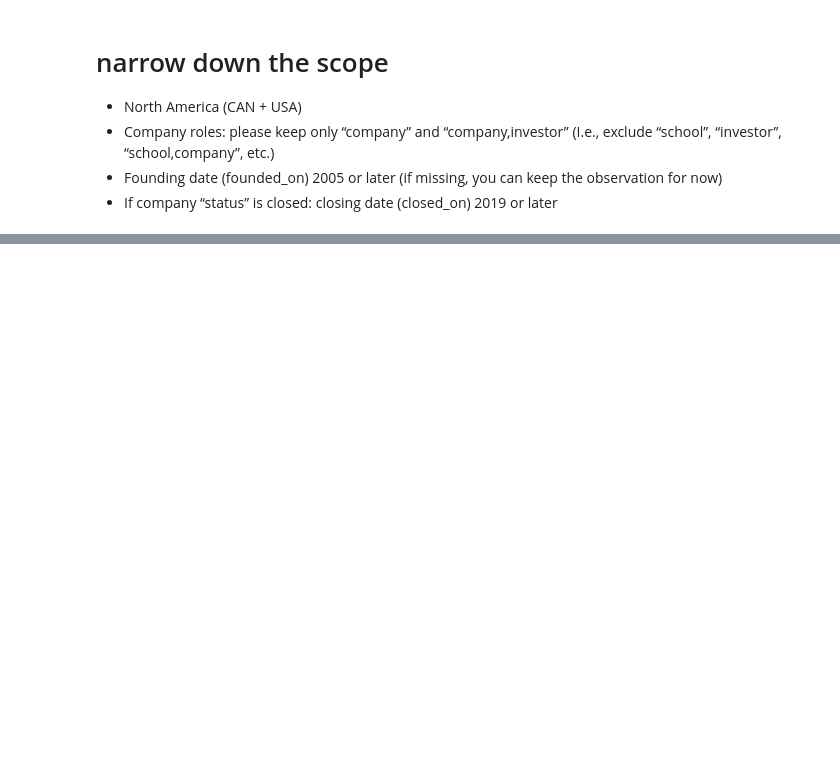
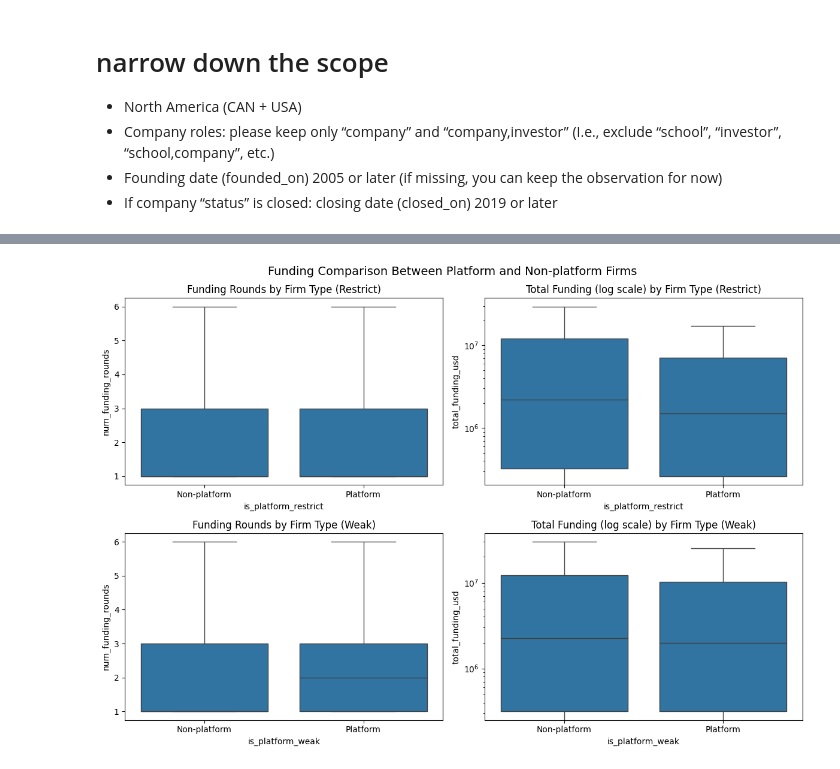
Before and after one commit to xiaohai12/RA-crunchbase-analysis, a Jupyter notebook: crunchbase_analysis.ipynb, the cells around one changed output, grey strips where cells are left out. Drawn from its saved outputs; the diff is of its cells as text; code cells hidden in the pictures; blank space fills up the shorter version.

```diff
--- a/crunchbase_analysis.ipynb
+++ b/crunchbase_analysis.ipynb
@@ -455,0 +113,15 @@ platform_df[platform_df['name']=='Mission Ventures']
+# %%
+def check_platform_restrict(row):
+    if row['num_category_platform'] > row['num_category_nonplatform'] and row['num_keyword_platform'] > row['num_keyword_nonplatform']:
+        return 1
+    else:
+        return 0
+# %%
+def check_platform_weak(row):
+    if row['num_category_platform'] > row['num_category_nonplatform'] or row['num_keyword_platform'] > row['num_keyword_nonplatform']:
+        return 1
+    else:
+        return 0
+# %%
+df_org_fund['is_platform_restrict'] = df_org_fund.apply(lambda row: check_platform_restrict(row), axis=1)
+df_org_fund['is_platform_weak'] = df_org_fund.apply(lambda row: check_platform_weak(row), axis=1)
@@ -455,0 +156,3 @@ platform_df[platform_df['name']=='Mission Ventures']
+# %%
+df_org_grouped = df_org_fund.groupby('uuid', as_index=False).first()
+df_org_grouped.drop(columns=['FR_uuid', 'FR_org_uuid', 'FR_name', 'FR_investment_type', 'FR_announced_on', 'FR_raised_amount_usd'], inplace=True)
@@ -455,0 +173,58 @@ platform_df[platform_df['name']=='Mission Ventures']
+# %%
+import matplotlib.pyplot as plt
+import seaborn as sns
+
+fig, axes = plt.subplots(2, 2, figsize=(12, 8))
+
+# --- (1,1) Restrict - num_funding_rounds ---
+sns.boxplot(
+    data=df_org_grouped,
+    x='is_platform_restrict',
+    y='num_funding_rounds',
+    showfliers=False,
+    ax=axes[0, 0]
+)
+axes[0, 0].set_xticklabels(['Non-platform', 'Platform'])
+axes[0, 0].set_title('Funding Rounds by Firm Type (Restrict)')
+
+# --- (1,2) Restrict - total_funding_usd ---
+sns.boxplot(
+    data=df_org_grouped,
+    x='is_platform_restrict',
+    y='total_funding_usd',
+    showfliers=False,
+    ax=axes[0, 1]
+)
+axes[0, 1].set_yscale('log')
+axes[0, 1].set_xticklabels(['Non-platform', 'Platform'])
+axes[0, 1].set_title('Total Funding (log scale) by Firm Type (Restrict)')
+
+# --- (2,1) Weak - num_funding_rounds ---
+sns.boxplot(
+    data=df_org_grouped,
+    x='is_platform_weak',
+    y='num_funding_rounds',
+    showfliers=False,
+    ax=axes[1, 0]
+)
+axes[1, 0].set_xticklabels(['Non-platform', 'Platform'])
+axes[1, 0].set_title('Funding Rounds by Firm Type (Weak)')
+
+# --- (2,2) Weak - total_funding_usd ---
+sns.boxplot(
+    data=df_org_grouped,
+    x='is_platform_weak',
+    y='total_funding_usd',
+    showfliers=False,
+    ax=axes[1, 1]
+)
+axes[1, 1].set_yscale('log')
+axes[1, 1].set_xticklabels(['Non-platform', 'Platform'])
+axes[1, 1].set_title('Total Funding (log scale) by Firm Type (Weak)')
+
+# --- Layout ---
+plt.tight_layout()
+plt.suptitle('Funding Comparison Between Platform and Non-platform Firms', fontsize=14, y=1.02)
+plt.show()
+# %% [output]
+[figure, added]
```
Also changed, not shown: parts of 60 cells of this notebook, 1 other file.
